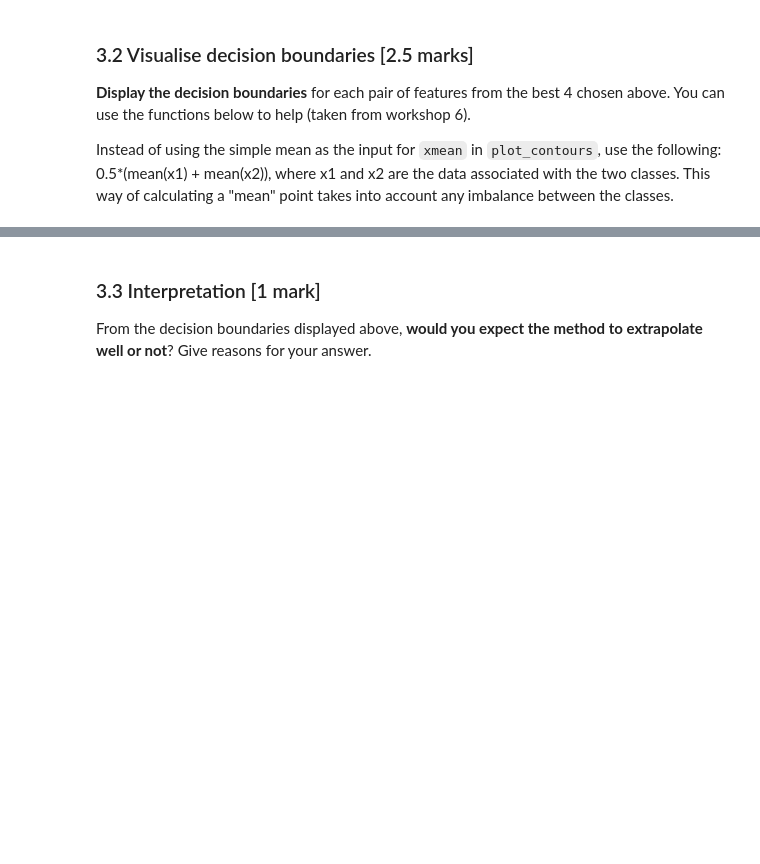
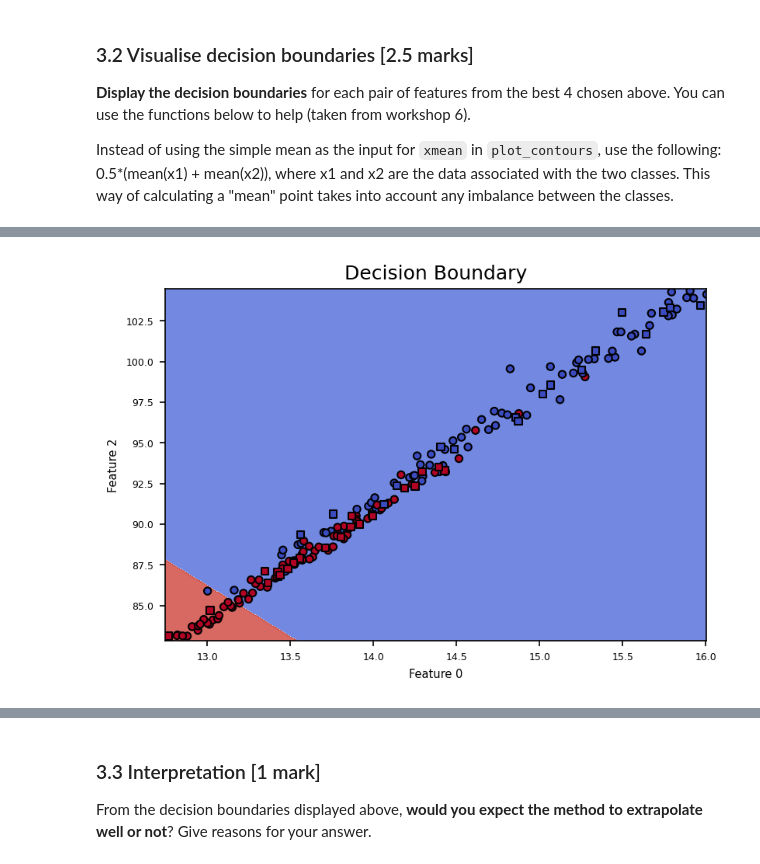
Before and after one commit to XiaoLinZzz/Machine-learning, a Jupyter notebook: A2/A2_template_2022.ipynb, the cells around one changed output, grey strips where cells are left out. Cells and saved outputs as stored; diff of their text form; code cells hidden in the pictures; blank space fills up the shorter version.

```diff
--- a/A2/A2_template_2022.ipynb
+++ b/A2/A2_template_2022.ipynb
@@ -376,0 +605,3 @@ def plot_contours(clf, xx, yy, xmean, n1, n2, **params):
+# %%
+X_mean = np.mean(X_train,axis=0)
+X_mean
@@ -376,0 +658,29 @@ def plot_contours(clf, xx, yy, xmean, n1, n2, **params):
+# %%
+# mean texture
+n0 = list(data.columns).index('label')
+n1 = list(data.columns).index('mean texture')
+
+x1 = data['label']
+x2 = data['mean texture']
+
+x10, x90 = np.percentile(X_train[:,n0], [10, 90])
+y10, y90 = np.percentile(X_train[:,n1], [10, 90])
+xx, yy = make_meshgrid(np.array([x10, x90]), np.array([y10, y90]), 500)
+
+# 0.5*(mean(x1) + mean(x2))
+# mean = 0.5*(X_mean[n0] + X_mean[n1])
+# mean.reshape(1,-1)
+plot_contours(svm_pl, xx, yy, X_mean, n0, n1, alpha=0.8, cmap=plt.cm.coolwarm)
+
+plt.scatter(X_train[:,n0], X_train[:,n1], c=y_train, cmap=plt.cm.coolwarm, s=20, edgecolors="k")
+plt.scatter(X_val[:,n0], X_val[:,n1], c=y_val, cmap=plt.cm.coolwarm, s=20, edgecolors="k", marker='s')
+
+plt.xlim(xx.min(), xx.max())
+plt.ylim(yy.min(), yy.max())
+plt.xlabel(f"Feature {n0}")
+plt.ylabel(f"Feature {n1}")
+plt.title("Decision Boundary")
+
+plt.show()
+# %% [output]
+[figure, added]
```
Also changed, not shown: parts of 38 cells of this notebook, 3 other files.
